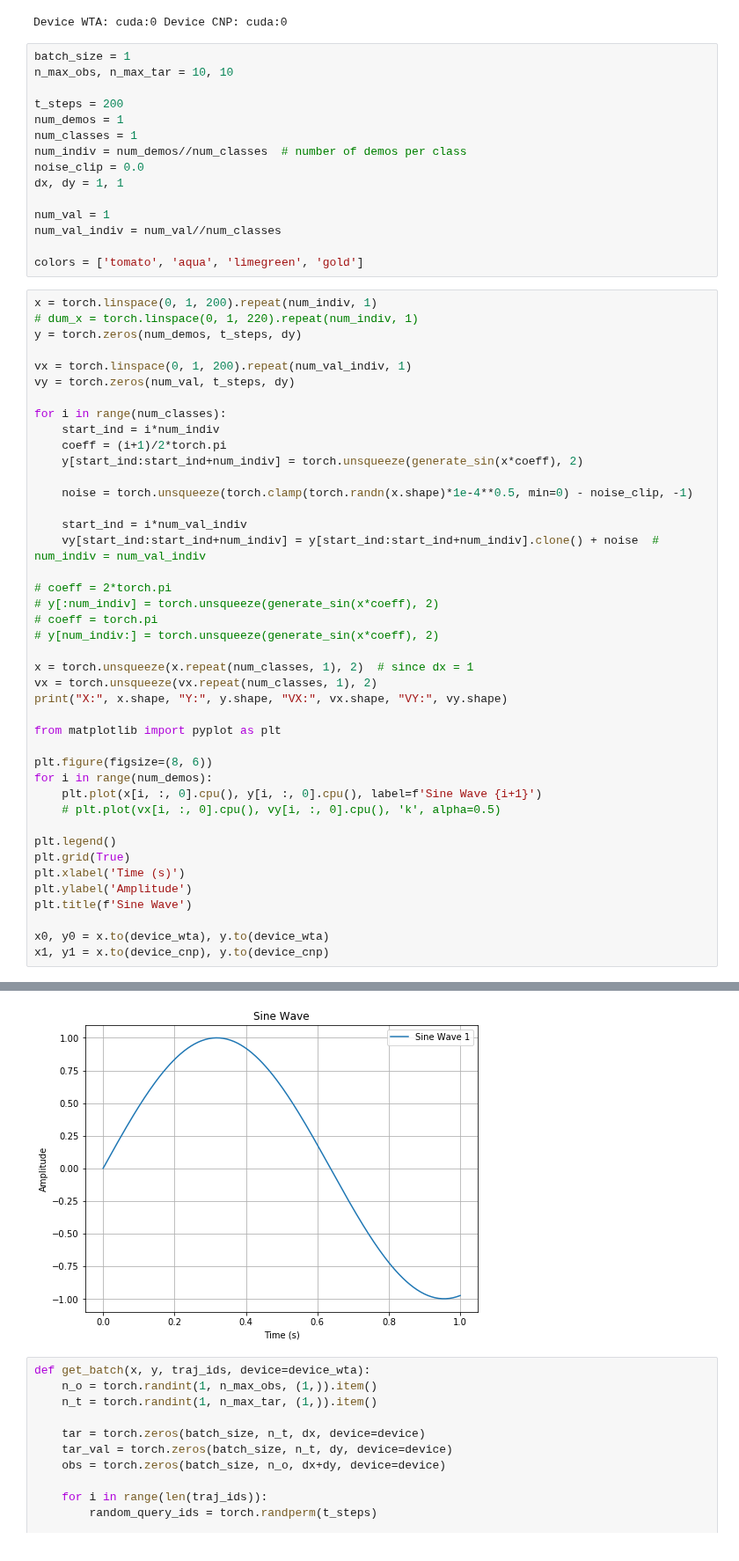
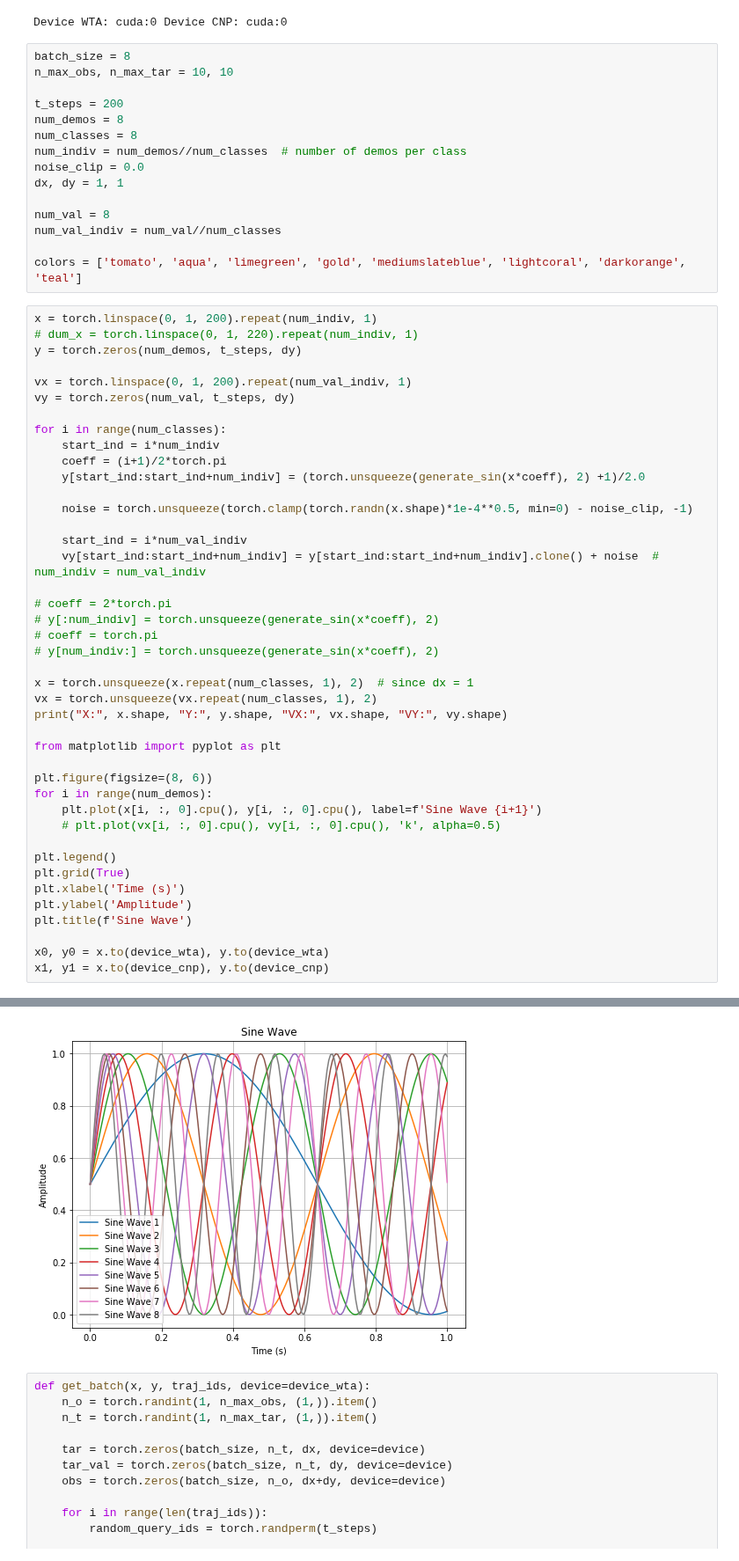
Before and after one commit to yildirimyigit/cnep, a Jupyter notebook: compare_cnp_wta_sine.ipynb, the cells around one changed output, grey strips where cells are left out. Shown at 88% size. Cells and saved outputs as stored; diff of their text form.

```diff
--- a/compare_cnp_wta_sine.ipynb
+++ b/compare_cnp_wta_sine.ipynb
@@ -36,20 +36,20 @@ torch.set_float32_matmul_precision('high')
 # %% [output]
 Device WTA: cuda:0 Device CNP: cuda:0
 # %%
-batch_size = 1
+batch_size = 8
 n_max_obs, n_max_tar = 10, 10
 
 t_steps = 200
-num_demos = 1
-num_classes = 1
+num_demos = 8
+num_classes = 8
 num_indiv = num_demos//num_classes  # number of demos per class
 noise_clip = 0.0
 dx, dy = 1, 1
 
-num_val = 1
+num_val = 8
 num_val_indiv = num_val//num_classes
 
-colors = ['tomato', 'aqua', 'limegreen', 'gold']
+colors = ['tomato', 'aqua', 'limegreen', 'gold', 'mediumslateblue', 'lightcoral', 'darkorange', 'teal']
 # %%
 x = torch.linspace(0, 1, 200).repeat(num_indiv, 1)
 # dum_x = torch.linspace(0, 1, 220).repeat(num_indiv, 1)
@@ -61,7 +61,7 @@ vy = torch.zeros(num_val, t_steps, dy)
 for i in range(num_classes):
     start_ind = i*num_indiv
     coeff = (i+1)/2*torch.pi
-    y[start_ind:start_ind+num_indiv] = torch.unsqueeze(generate_sin(x*coeff), 2)
+    y[start_ind:start_ind+num_indiv] = (torch.unsqueeze(generate_sin(x*coeff), 2) +1)/2.0
 
     noise = torch.unsqueeze(torch.clamp(torch.randn(x.shape)*1e-4**0.5, min=0) - noise_clip, -1)
 
@@ -97,4 +97,4 @@ X: torch.Size([1, 200, 1]) Y: torch.Size([1, 200, 1]) VX: torch.Size([1, 200, 1]
-[figure, old version]
+[figure, new version]
 # %%
 def get_batch(x, y, traj_ids, device=device_wta):
     n_o = torch.randint(1, n_max_obs, (1,)).item()
```
Also changed, not shown: parts of 4 cells of this notebook.
